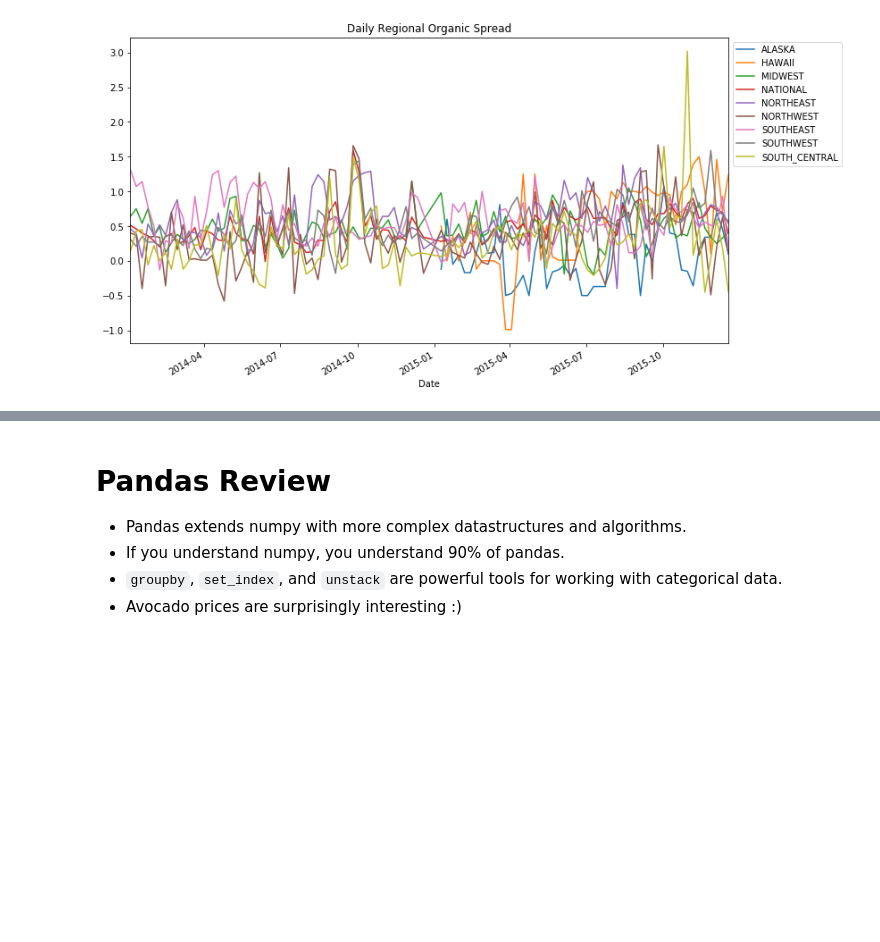
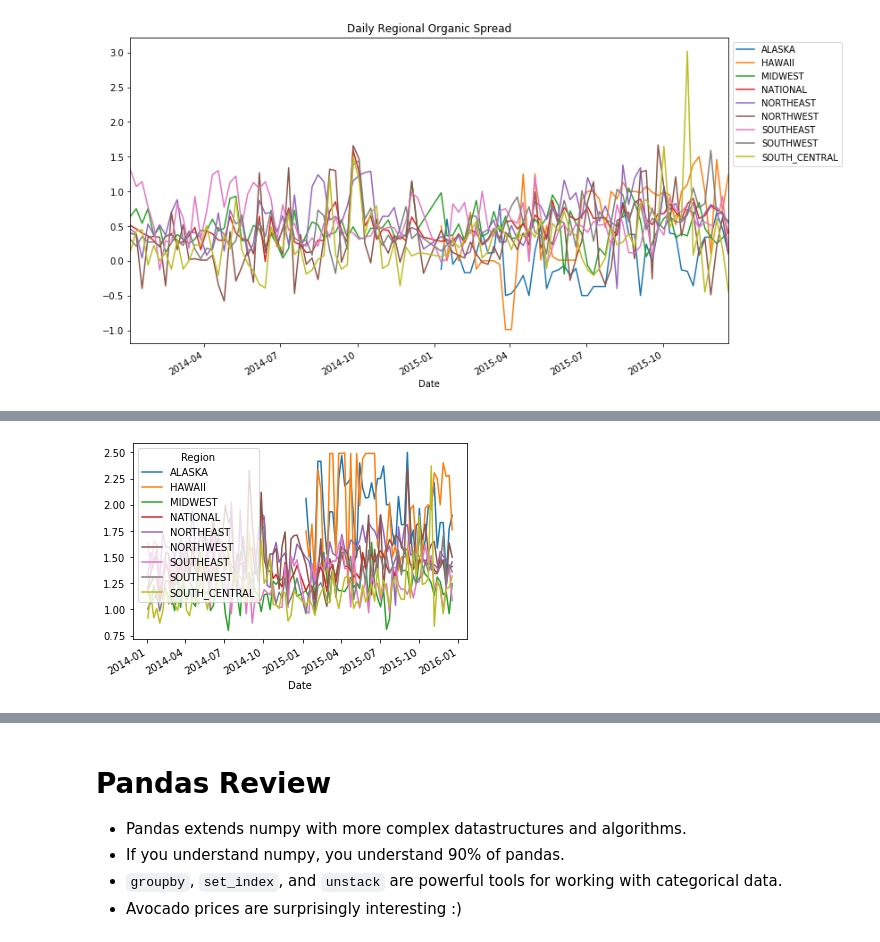
Before and after one commit to gmolinap/MetNumUN2022II, a Jupyter notebook: Lab2/gmolinap_Lab2.ipynb, the cells around one changed output, grey strips where cells are left out. Cells and saved outputs as stored; diff of their text form; code cells hidden in the pictures; blank space fills up the shorter version.

```diff
--- a/Lab2/gmolinap_Lab2.ipynb
+++ b/Lab2/gmolinap_Lab2.ipynb
@@ -1583,0 +1890,6 @@ plt.legend(bbox_to_anchor=(1, 1));
+# %%
+# What's the regional average price of a HASS avocado every day?
+hass = avocados[avocados.Variety == 'HASS']
+hass.groupby(['Date', 'Region'])['Weighted Avg Price'].mean().unstack().ffill().plot();
+# %% [output]
+[figure, added]
```
Also changed, not shown: parts of 25 cells of this notebook.
